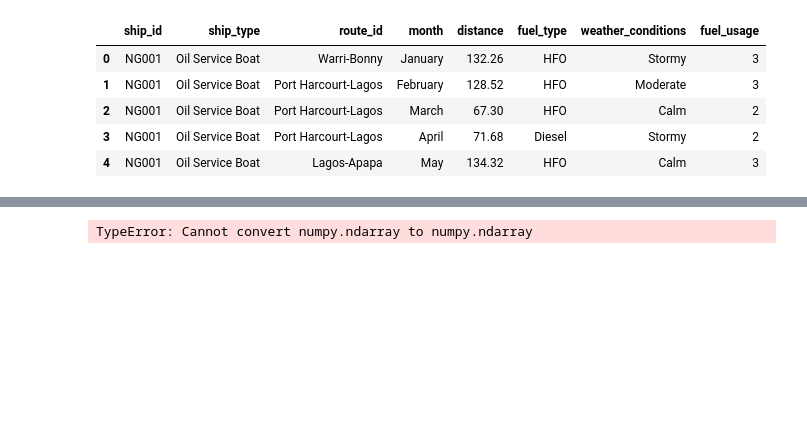
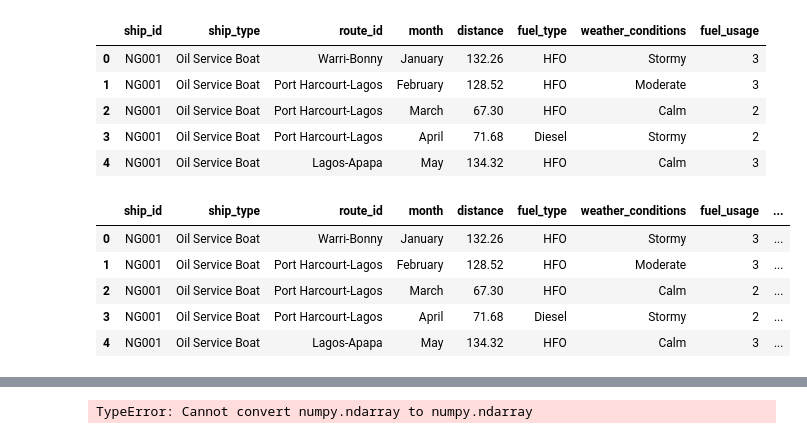
Before and after one commit to ParkerHar/Ship_efficiency, a Jupyter notebook: fuel_usage.ipynb, the cells around one changed output, grey strips where cells are left out. Cells and saved outputs as stored; diff of their text form; code cells hidden in the pictures; blank space fills up the shorter version.

Commit message:
cleaned up pipeline and dataframe. Still having issues with prediction step

```diff
--- a/fuel_usage.ipynb
+++ b/fuel_usage.ipynb
@@ -18,11 +17,7 @@ Index(['ship_id', 'ship_type', 'route_id', 'month', 'distance', 'fuel_type',
        'engine_efficiency', 'fuel_efficiency', 'fuel_usage'],
       dtype='object')
 # %%
-df = df.drop(['fuel_consumption','CO2_emissions'], axis=1)
+df = df.drop(['fuel_consumption','CO2_emissions','fuel_efficiency','engine_efficiency'], axis=1)
-# %%
-df = df.drop('fuel_efficiency', axis=1)
-# %%
-df = df.drop('engine_efficiency', axis=1)
 # %%
 df.head()
 # %% [output]
@@ -32,3 +27,24 @@ df.head()
 | 2 | NG001 | Oil Service Boat | Port Harcourt-Lagos | March | 67.30 | HFO | Calm | 2 |
 | 3 | NG001 | Oil Service Boat | Port Harcourt-Lagos | April | 71.68 | Diesel | Stormy | 2 |
 | 4 | NG001 | Oil Service Boat | Lagos-Apapa | May | 134.32 | HFO | Calm | 3 |
+# %%
+def weahther_cat(weather_conditions):
+    if weather_conditions <= 'Calm':
+        return 1
+    elif weather_conditions <= 'Moderate':
+        return 2
+    elif weather_conditions <= 'Stormy':
+        return 3
+    else:
+        return 0
+
+
+df['weather_rating'] = df['weather_conditions'].apply(weahther_cat)
+df.head()
+# %% [output]
+|  | ship_id | ship_type | route_id | month | distance | fuel_type | weather_conditions | fuel_usage | ... |
+| 0 | NG001 | Oil Service Boat | Warri-Bonny | January | 132.26 | HFO | Stormy | 3 | ... |
+| 1 | NG001 | Oil Service Boat | Port Harcourt-Lagos | February | 128.52 | HFO | Moderate | 3 | ... |
+| 2 | NG001 | Oil Service Boat | Port Harcourt-Lagos | March | 67.30 | HFO | Calm | 2 | ... |
+| 3 | NG001 | Oil Service Boat | Port Harcourt-Lagos | April | 71.68 | Diesel | Stormy | 2 | ... |
+| 4 | NG001 | Oil Service Boat | Lagos-Apapa | May | 134.32 | HFO | Calm | 3 | ... |
```
Also changed, not shown: parts of 13 cells of this notebook.
